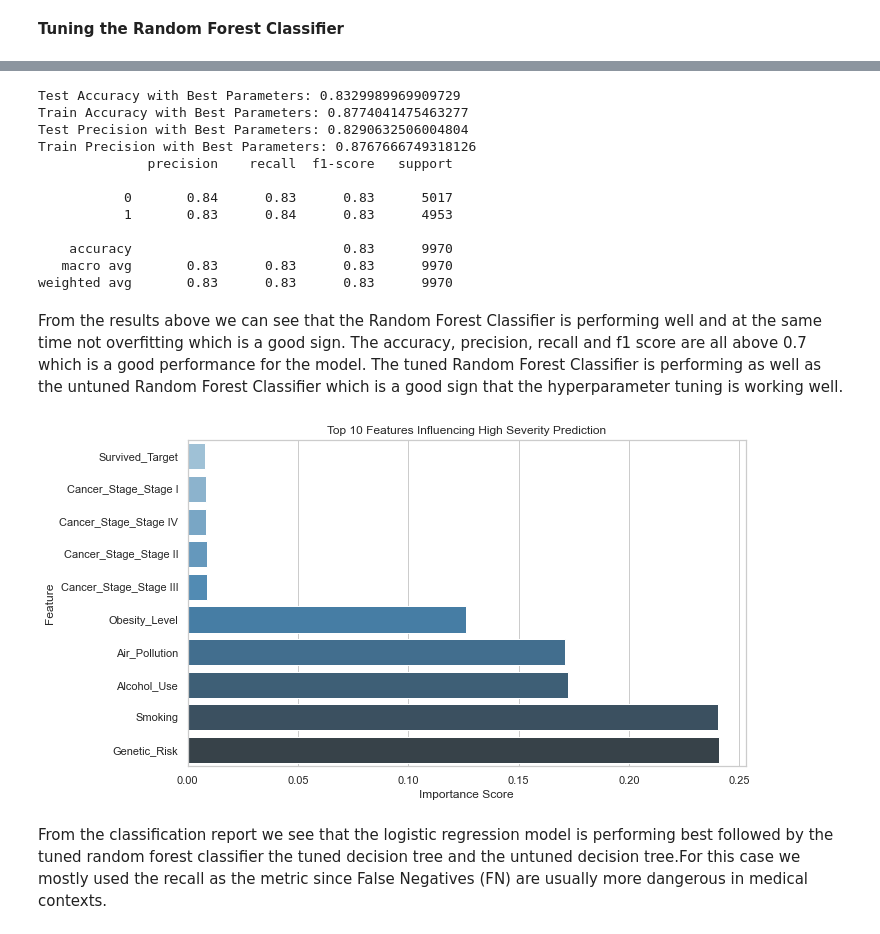
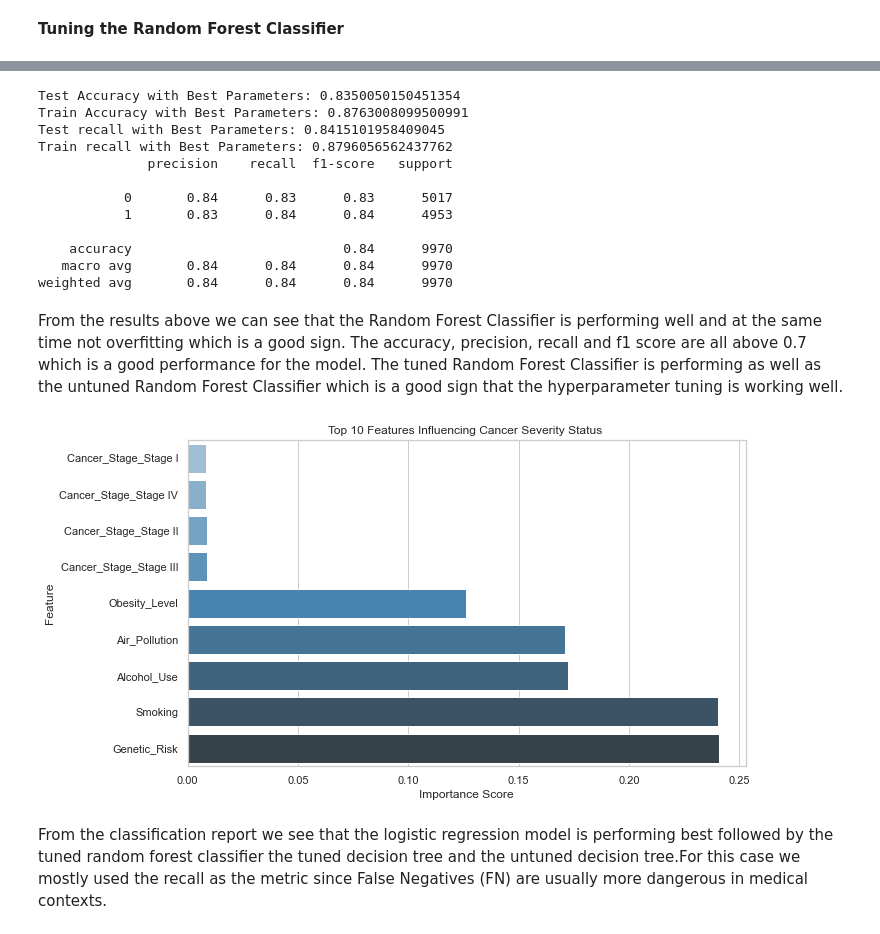
Before and after one commit to Lyster-01/phase3project, a Jupyter notebook: student.ipynb, the cells around one changed output, grey strips where cells are left out. Drawn from its saved outputs; the diff is of its cells as text; code cells hidden in the pictures.

```diff
--- a/student.ipynb
+++ b/student.ipynb
@@ -870,7 +892,7 @@ grid_search = GridSearchCV(
 )
 
 # Fit on the training data
-grid_search.fit(X_train, y_train)
+grid_search.fit(X_train_sev, y_train_sev)
 
 # Print the best parameters and best score
 print("Best parameters:", grid_search.best_params_)
@@ -893,39 +915,39 @@ print("Test recall with Best Parameters:", recall_score(y_test_sev, y_test_best_
 print("Train recall with Best Parameters:", recall_score(y_train_sev, best_Rf.predict(X_train_sev)))
 print(classification_report(y_test_sev, y_test_best_rf))
 # %% [output]
-Test Accuracy with Best Parameters: 0.8329989969909729
-Train Accuracy with Best Parameters: 0.8774041475463277
-Test Precision with Best Parameters: 0.8290632506004804
-Train Precision with Best Parameters: 0.8767666749318126
+Test Accuracy with Best Parameters: 0.8350050150451354
+Train Accuracy with Best Parameters: 0.8763008099500991
+Test recall with Best Parameters: 0.8415101958409045
+Train recall with Best Parameters: 0.8796056562437762
               precision    recall  f1-score   support
 
            0       0.84      0.83      0.83      5017
-           1       0.83      0.84      0.83      4953
+           1       0.83      0.84      0.84      4953
 
-    accuracy                           0.83      9970
-   macro avg       0.83      0.83      0.83      9970
-weighted avg       0.83      0.83      0.83      9970
+    accuracy                           0.84      9970
+   macro avg       0.84      0.84      0.84      9970
+weighted avg       0.84      0.84      0.84      9970
 # %% [markdown]
 From the results above we can see that the Random Forest Classifier is performing well and at the same time not overfitting which is a good sign. The accuracy, precision, recall and f1 score are all above 0.7 which is a good performance for the model. The tuned Random Forest Classifier is performing as well as  the untuned Random Forest Classifier which is a good sign that the hyperparameter tuning is working well.
 # %%
 #Plotting the top ten features influencing the high severity prediction using Random Forest
 import matplotlib.pyplot as plt
 import seaborn as sns
 
 importances = Rf.feature_importances_
 features = X_train_sev.columns
 
 imp_df = pd.DataFrame({'Feature': features, 'Importance': importances})
 imp_df = imp_df.sort_values(by='Importance', ascending=True)
 
 plt.figure(figsize=(10, 6))
-sns.barplot(x='Importance', y='Feature', data=imp_df.tail(10), palette='Blues_d')
-plt.title('Top 10 Features Influencing High Severity Prediction')
+sns.barplot(x='Importance', y='Feature', data=imp_df.tail(9), palette='Blues_d')
+plt.title('Top 10 Features Influencing Cancer Severity Status ')
 plt.xlabel('Importance Score')
 plt.ylabel('Feature')
 plt.show()
 # %% [output]
-[figure, old version]
+[figure, new version]
 # %% [markdown]
 From the classification report we see that the logistic regression model is performing best  followed by the tuned random forest classifier the tuned decision tree and the untuned decision tree.For this case we mostly used the recall as the metric since False Negatives (FN) are usually more dangerous in medical contexts.
 # %%
```
Also changed, not shown: parts of 13 cells of this notebook, 3 other files.
